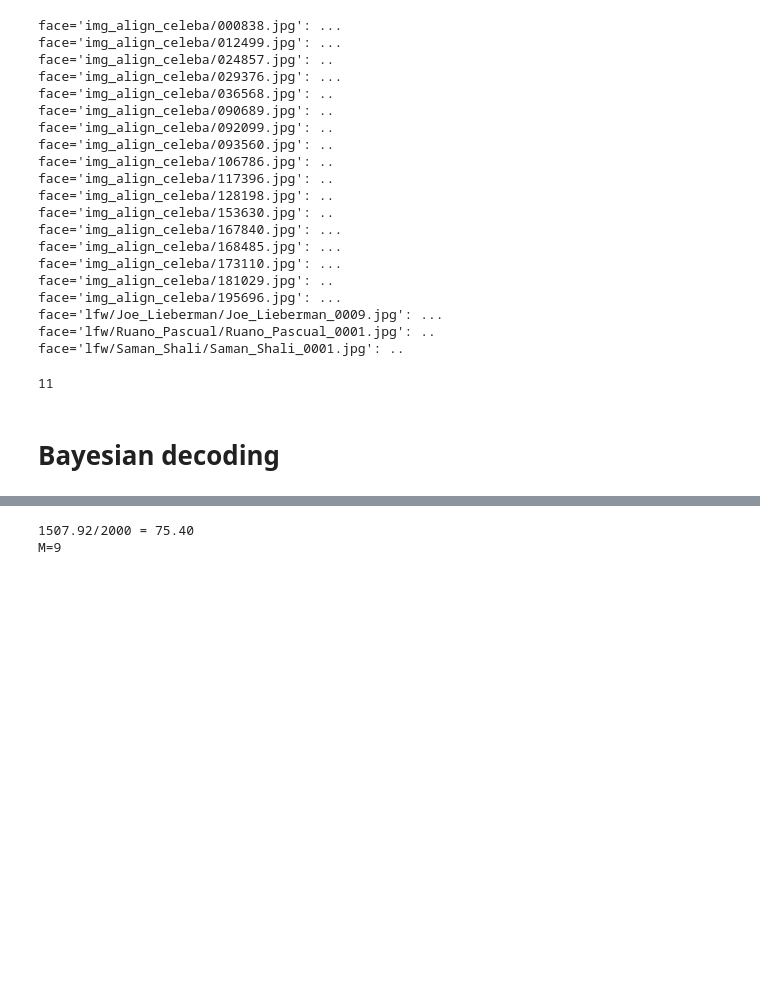
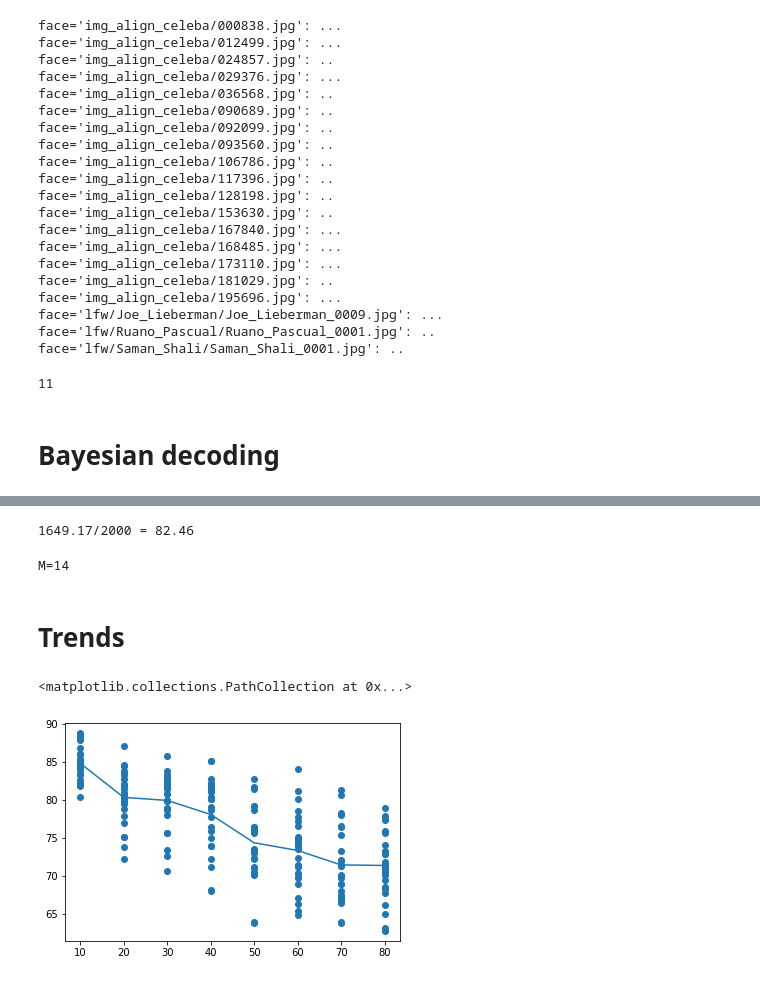
Before and after one commit to stefandirnstorfer/paramoji, a Jupyter notebook: results/EncodingA.ipynb, the cells around one changed output, grey strips where cells are left out. Cells and saved outputs as stored; diff of their text form; code cells hidden in the pictures; blank space fills up the shorter version.

Commit message:
trend encoders vs success rate

```diff
--- a/results/EncodingA.ipynb
+++ b/results/EncodingA.ipynb
@@ -198,16 +200,19 @@ len(set([np.argmax(Result1[i]) for i in range(len(faces))]))
 total = 0
 successes = 0
 y = 5
-M = 9
+M = 14
 for i in range(2000):
     collisions = 0
     for j in range(y):
         collisions += np.random.randint(M)==0
     total += 1
     successes += 1/(1+collisions)
+print(f"{successes:.2f}/{total} = {100*successes/total:.2f}")
+# %% [output]
+1649.17/2000 = 82.46
 # %%
-print(f"{successes:.2f}/{total} = {100*successes/total:.2f}")
 print(f"M={M}")
 # %% [output]
-1507.92/2000 = 75.40
-M=9
+M=14
+# %% [markdown]
+# Trends
@@ -213,0 +223,8 @@ M=9
+# %%
+trend = pd.DataFrame(trend_data)
+agg = trend.groupby('max_n').mean().reset_index()
+plt.plot(agg['max_n'], 100*agg['p'])
+plt.scatter(trend['max_n'], 100*trend['p'])
+# %% [output]
+<matplotlib.collections.PathCollection at 0x...>
+[figure, added]
```
Also changed, not shown: parts of 7 cells of this notebook, 7 other files.
